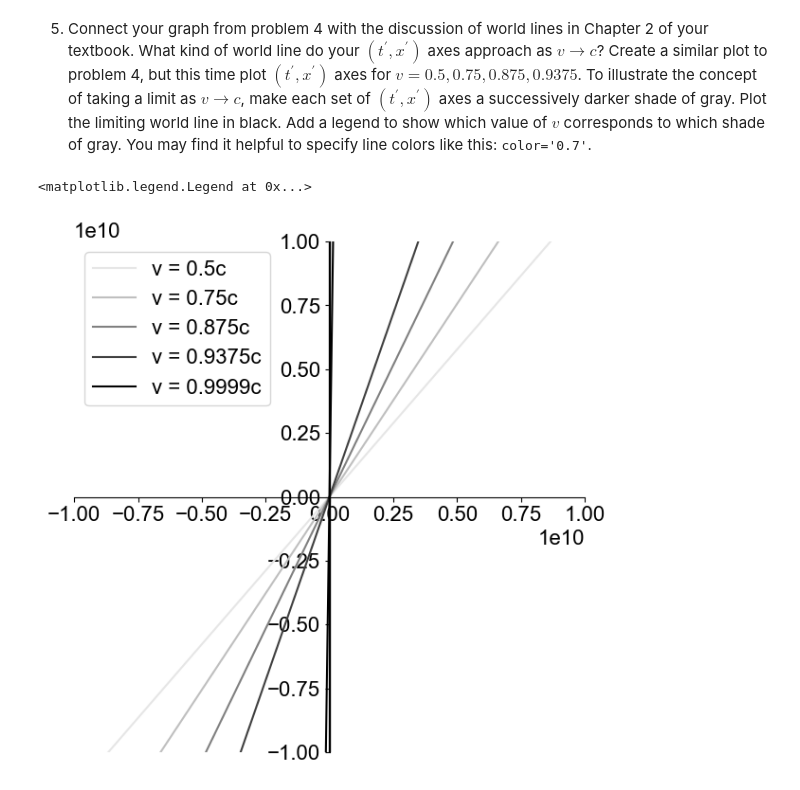
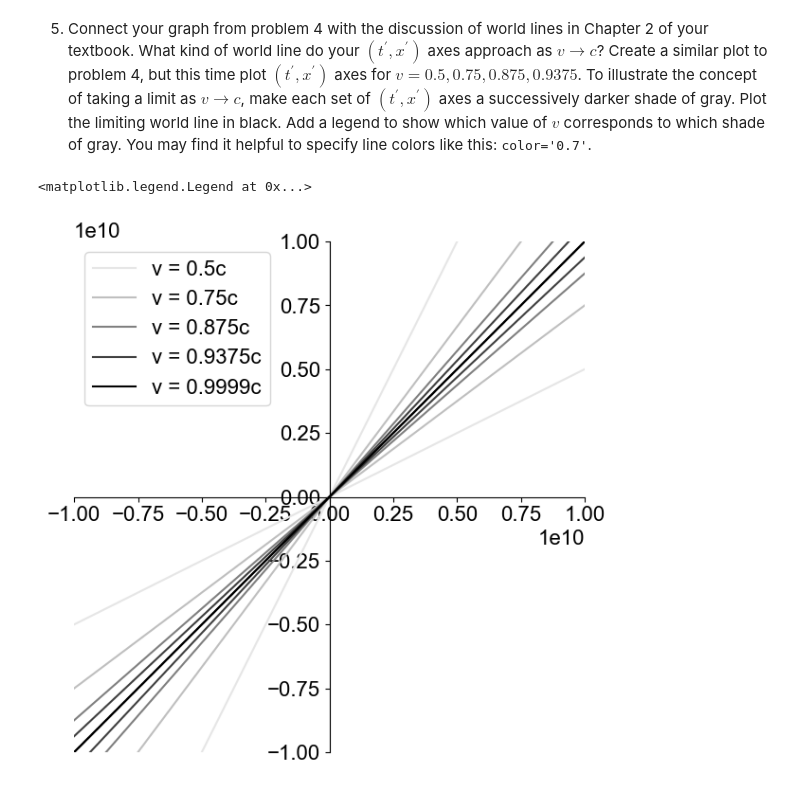
Before and after one commit to mkaehler-ud/PHYS309, a Jupyter notebook: assignment2.ipynb, the cells around one changed output. Saved outputs shown, nothing was run; the diff lists cells and outputs as text; code cells hidden in the pictures.

```diff
--- a/assignment2.ipynb
+++ b/assignment2.ipynb
@@ -28,11 +29,14 @@ def t_prime(v,t,x):
     <li>Use the fact that $t^{\prime} = 0$ on the $x^{\prime}$ axis to define a line $x(t)$ that traces the $x^{\prime}$ axis in frame $K$. Write a second function that computes points on this line.</li>
 </ol>
 # %%
-# Function takes inputs for velocity c, time t, and distance x. Outputs points that follows x' axis.
-def x_prime(v,t,x):
+# Function takes inputs for velocity v, and time t. Outputs points on x(t) that follows the x' axis.
+def x_prime_trace(v,t):
+
     c = 3.0e8
-    x_prime = (x-(v*t))/math.sqrt(1-(v**2/c**2))
-    return x_prime
+
+    # Start with lorentz transform of t'=gamma(t-vx/c^2), plug in t' = 0 and solve for x.
+    x_prime_trace = (t*(c**2))/(v)
+    return x_prime_trace
 # %% [markdown]
 <ol start=3>
     <li>The code below creates a figure with centered $(ct,x)$ axes that have range $(-10^{10}, 10^{10})$. We are using $ct$ instead of just $t$ on our horizontal axis so that both axes have the same units. Use your functions from problems 1 and 2 to overplot the $t^{\prime}$ and $x^{\prime}$ axes <strong>as a function of $ct$</strong> for $v = 0.2c$. Make your $t^{\prime}$ and $x^{\prime}$ axes red, and label them in red.</li>
@@ -153,63 +161,64 @@ ax.legend()
 # %%
 # Set up an array of independent variables t that spans -100 to 100 seconds
 t = np.linspace(0, 200, num=201, endpoint=True) - 100
-x = np.linspace(int(-10e10), int(10e10), num=201, endpoint=True)
-t_axis = np.linspace(int(-10e10), int(10e10), num=201, endpoint=True)
 
 # Make a figure
 fig, ax = plt.subplots(figsize=(7,7))
 
-# YOUR CODE HERE: Use ax.plot() to plot the t' and x' axes below
+# Again same thing as before, only we have more v values. I can see from problem 4 that the trend seems to show
+# that the axes are merging closer and closer together. I'm curious what will happen when v=1?
+
 c = 3.0e8
+
 v1 = 0.5*c
 v2 = 0.75*c
 v3 = 0.875*c
 v4 = 0.9375*c
-v5 = 0.9999*c
+v5 = 1*c
 
-X1 = x_prime(v1,t_axis,x)
-T1 = t_prime(v1,t_axis,x)
-X2 = x_prime(v2,t_axis,x)
-T2 = t_prime(v2,t_axis,x)
-X3 = x_prime(v3,t_axis,x)
-T3 = t_prime(v3,t_axis,x)
-X4 = x_prime(v4,t_axis,x)
-T4 = t_prime(v4,t_axis,x)
-X5 = x_prime(v5,t_axis,x)
-T5 = t_prime(v5,t_axis,x)
+# Function callouts for each axes.
+X1 = x_prime_trace(v1,t)
+T1 = t_prime_trace(v1,t)
+X2 = x_prime_trace(v2,t)
+T2 = t_prime_trace(v2,t)
+X3 = x_prime_trace(v3,t)
+T3 = t_prime_trace(v3,t)
+X4 = x_prime_trace(v4,t)
+T4 = t_prime_trace(v4,t)
+X5 = x_prime_trace(v5,t)
+T5 = t_prime_trace(v5,t)
 
-#fig, ax = plt.subplots()
-x_plot_1 = ax.plot(t_axis,X1,color="0.9",label='v = 0.5c')
-t_plot_1 = ax.plot(t_axis,T1,color="0.9")
-x_plot_2 = ax.plot(t_axis,X2,color="0.75",label='v = 0.75c')
-t_plot_2 = ax.plot(t_axis,T2,color="0.75")
-x_plot_3 = ax.plot(t_axis,X3,color="0.5",label='v = 0.875c')
-t_plot_3 = ax.plot(t_axis,T3,color="0.5")
-x_plot_4 = ax.plot(t_axis,X4,color="0.25",label='v = 0.9375c')
-t_plot_4 = ax.plot(t_axis,T4,color="0.25")
-x_plot_5 = ax.plot(t_axis,X5,color="black",label='v = 0.9999c')
-t_plot_5 = ax.plot(t_axis,T5,color="black")
-
-#ax.plot(t_prime())
+# Plot axes in different shades of gray with v=1 axes colored in black. Looks like when v=1, the axes merge together
+# and make a 45 degree line. This happens when v would equal c which we know is not possible.
+x_plot_1 = ax.plot(t*c,X1,color="0.9",label='v = 0.5c')
+t_plot_1 = ax.plot(t*c,T1,color="0.9")
+x_plot_2 = ax.plot(t*c,X2,color="0.75",label='v = 0.75c')
+t_plot_2 = ax.plot(t*c,T2,color="0.75")
+x_plot_3 = ax.plot(t*c,X3,color="0.5",label='v = 0.875c')
+t_plot_3 = ax.plot(t*c,T3,color="0.5")
+x_plot_4 = ax.plot(t*c,X4,color="0.25",label='v = 0.9375c')
+t_plot_4 = ax.plot(t*c,T4,color="0.25")
+x_plot_5 = ax.plot(t*c,X5,color="black",label='v = 0.9999c')
+t_plot_5 = ax.plot(t*c,T5,color="black")
 
 # Move the left and bottom "spines" (borders of the plot) to the center
 # This makes a math textbook-like set of (x,t) axes instead of a box around the plot
 ax.spines['left'].set_position(('data', 0))
 ax.spines['bottom'].set_position(('data', 0))
 
 # Take out the top and right spines
 ax.spines['right'].set_visible(False)
 ax.spines['top'].set_visible(False)
 
 # Make the two axes have the same scale
 ax.set_aspect('equal')
 
 # Set the axes ranges
 ax.set_xlim([-1e10, 1e10])
 ax.set_ylim([-1e10, 1e10])
 
 # YOUR CODE HERE: Use ax.text() to add RED labels to the t' and x' axes below
 ax.legend()
 # %% [output]
 <matplotlib.legend.Legend at 0x...>
-[figure, old version]
+[figure, new version]
```
Also changed, not shown: parts of 3 cells of this notebook.
